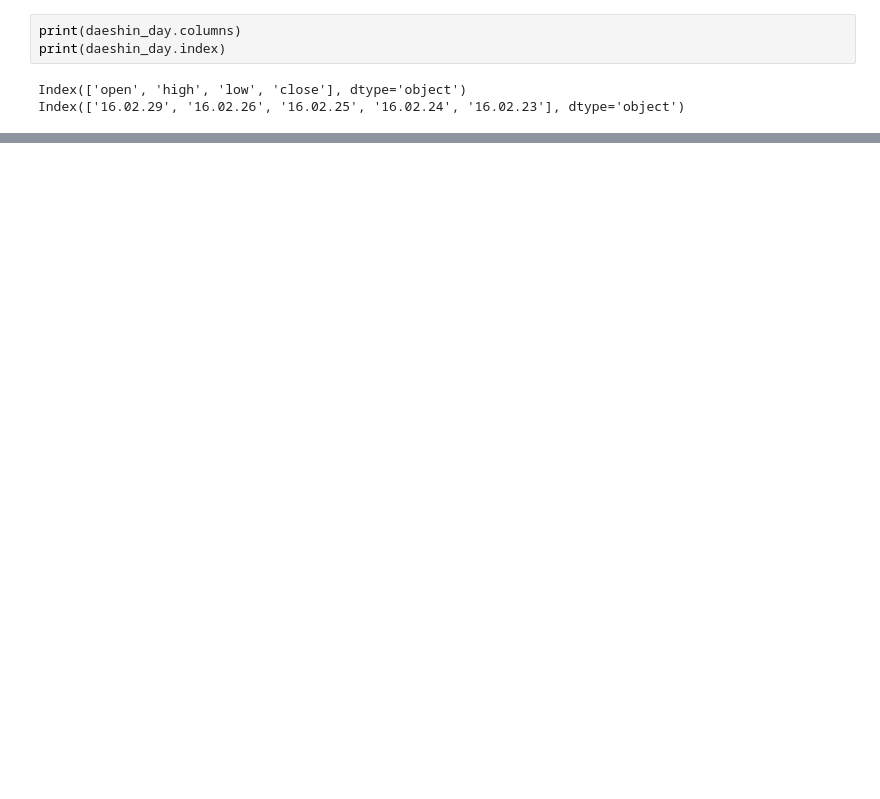
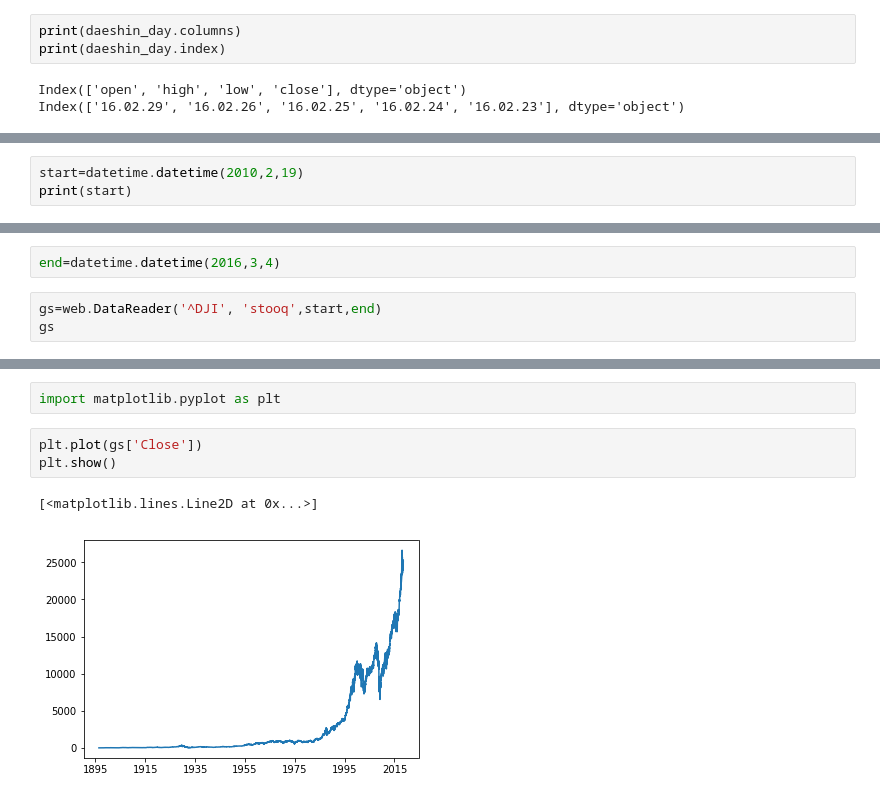
Before and after one commit to gudrb/test, a Jupyter notebook: pandas_re.ipynb, the cells around one changed output, grey strips where cells are left out. Saved outputs shown, nothing was run; the diff lists cells and outputs as text; blank space fills up the shorter version.

```diff
--- a/pandas_re.ipynb
+++ b/pandas_re.ipynb
@@ -70,0 +84,3 @@ Index(['16.02.29', '16.02.26', '16.02.25', '16.02.24', '16.02.23'], dtype='objec
+# %%
+start=datetime.datetime(2010,2,19)
+print(start)
@@ -70,0 +89,5 @@ Index(['16.02.29', '16.02.26', '16.02.25', '16.02.24', '16.02.23'], dtype='objec
+# %%
+end=datetime.datetime(2016,3,4)
+# %%
+gs=web.DataReader('^DJI', 'stooq',start,end)
+gs
@@ -70,0 +127,8 @@ Index(['16.02.29', '16.02.26', '16.02.25', '16.02.24', '16.02.23'], dtype='objec
+# %%
+import matplotlib.pyplot as plt
+# %%
+plt.plot(gs['Close'])
+plt.show()
+# %% [output]
+[<matplotlib.lines.Line2D at 0x...>]
+[figure, added]
```
Also changed, not shown: parts of 22 cells of this notebook.
